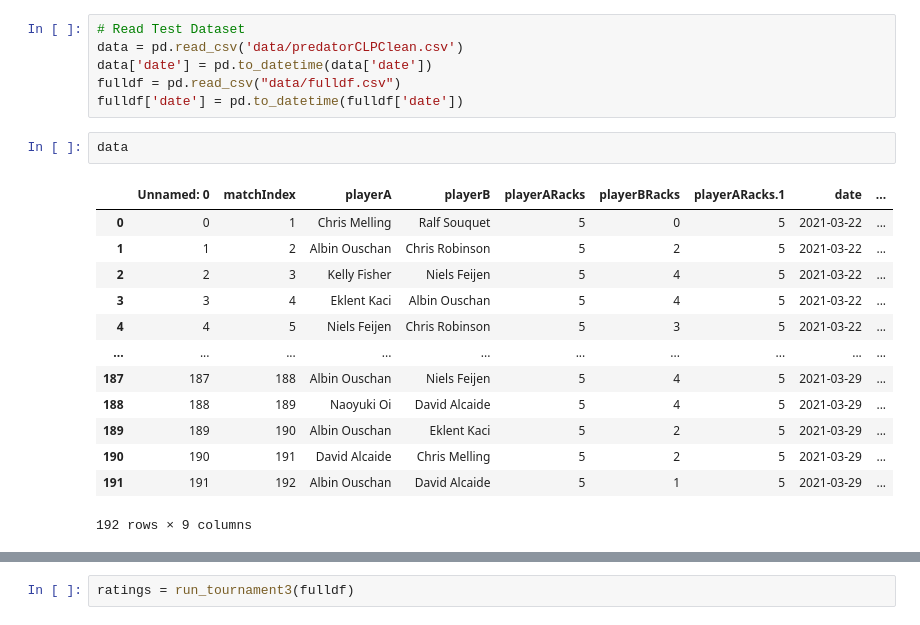
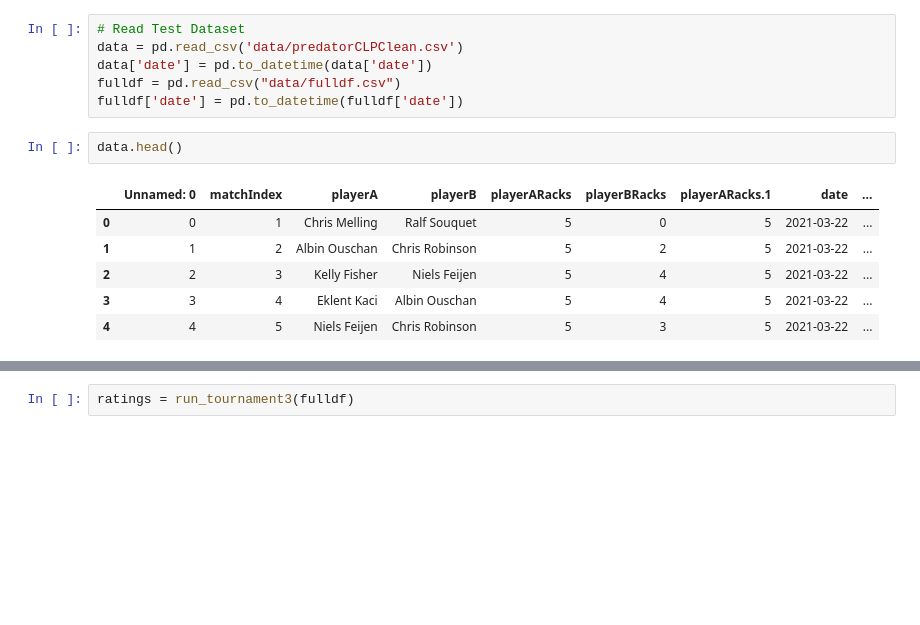
Before and after one commit to sethbilliau/SportsAnalytics, a Jupyter notebook: final/pool.ipynb, the cells around one changed output, grey strips where cells are left out. Drawn from its saved outputs; the diff is of its cells as text; blank space fills up the shorter version.

```diff
--- a/final/pool.ipynb
+++ b/final/pool.ipynb
@@ -23,21 +23,14 @@ data['date'] = pd.to_datetime(data['date'])
 fulldf = pd.read_csv("data/fulldf.csv")
 fulldf['date'] = pd.to_datetime(fulldf['date'])
 # %%
-data
+data.head()
 # %% [output]
 |  | Unnamed: 0 | matchIndex | playerA | playerB | playerARacks | playerBRacks | playerARacks.1 | date | ... |
 | 0 | 0 | 1 | Chris Melling | Ralf Souquet | 5 | 0 | 5 | 2021-03-22 | ... |
 | 1 | 1 | 2 | Albin Ouschan | Chris Robinson | 5 | 2 | 5 | 2021-03-22 | ... |
 | 2 | 2 | 3 | Kelly Fisher | Niels Feijen | 5 | 4 | 5 | 2021-03-22 | ... |
 | 3 | 3 | 4 | Eklent Kaci | Albin Ouschan | 5 | 4 | 5 | 2021-03-22 | ... |
 | 4 | 4 | 5 | Niels Feijen | Chris Robinson | 5 | 3 | 5 | 2021-03-22 | ... |
-| ... | ... | ... | ... | ... | ... | ... | ... | ... | ... |
-| 187 | 187 | 188 | Albin Ouschan | Niels Feijen | 5 | 4 | 5 | 2021-03-29 | ... |
-| 188 | 188 | 189 | Naoyuki Oi | David Alcaide | 5 | 4 | 5 | 2021-03-29 | ... |
-| 189 | 189 | 190 | Albin Ouschan | Eklent Kaci | 5 | 2 | 5 | 2021-03-29 | ... |
-| 190 | 190 | 191 | David Alcaide | Chris Melling | 5 | 2 | 5 | 2021-03-29 | ... |
-| 191 | 191 | 192 | Albin Ouschan | David Alcaide | 5 | 1 | 5 | 2021-03-29 | ... |
-192 rows × 9 columns
 # %%
 # Elo Rating System
 # Constants
```
Also changed, not shown: parts of 29 cells of this notebook.
